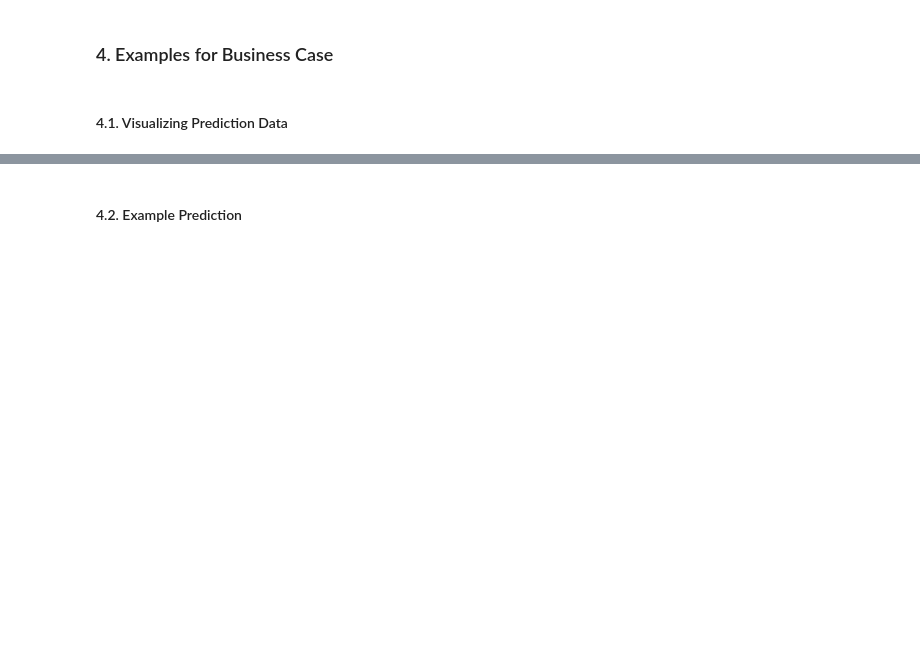
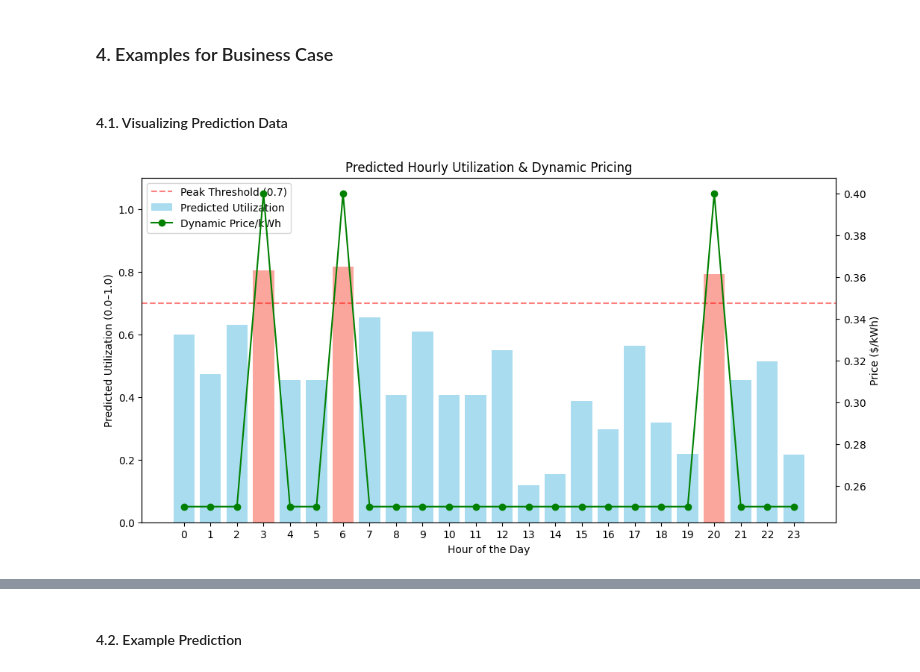
Before and after one commit to angfe/TheOptimizers, a Jupyter notebook: 04_Utilization_Prediction.ipynb, the cells around one changed output, grey strips where cells are left out. Drawn from its saved outputs; the diff is of its cells as text; code cells hidden in the pictures; blank space fills up the shorter version.

```diff
--- a/04_Utilization_Prediction.ipynb
+++ b/04_Utilization_Prediction.ipynb
@@ -913,3 +976,67 @@ Holdout MSE: 0.0008981689556630725
 ### 4. Examples for Business Case
 # %% [markdown]
 #### 4.1. Visualizing Prediction Data
+# %%
+
+# Simulate predicted utilization data for a single site over 24 hours
+#    In a real scenario, you'd have actual predictions from your trained model.
+np.random.seed(42)
+hours = np.arange(24)
+# Let's assume predicted utilization values range between 0.0 and 1.0 (0% to 100%)
+predicted_utilization = np.random.normal(loc=0.5, scale=0.2, size=24)
+predicted_utilization = np.clip(predicted_utilization, 0, 1)  # Ensure within [0,1]
+
+# Define a function to decide dynamic pricing based on predicted utilization
+#    For instance, if utilization >= 70%, we set a "peak" price, else an "off-peak" price.
+def determine_price(util):
+    if util >= 0.7:
+        return 0.40  # Example: 0.40 $/kWh at peak
+    else:
+        return 0.25  # Example: 0.25 $/kWh off-peak
+
+prices = [determine_price(u) for u in predicted_utilization]
+
+# Combine into a DataFrame for easy manipulation
+data = {
+    "hour": hours,
+    "predicted_utilization": predicted_utilization,
+    "price_per_kWh": prices
+}
+df = pd.DataFrame(data)
+
+# Show how the price changes based on predicted utilization
+#    We’ll mark hours that exceed a threshold (e.g., 70%).
+peak_threshold = 0.7
+df["is_peak"] = df["predicted_utilization"] >= peak_threshold
+
+# Visualize in a bar chart: hour vs. predicted utilization
+fig, ax1 = plt.subplots(figsize=(12,6))
+
+# Plot utilization bars
+colors = df["is_peak"].map({True: "salmon", False: "skyblue"})
+ax1.bar(df["hour"], df["predicted_utilization"], color=colors, alpha=0.7, label="Predicted Utilization")
+ax1.set_xlabel("Hour of the Day")
+ax1.set_ylabel("Predicted Utilization (0.0–1.0)")
+ax1.set_ylim(0, 1.1)
+ax1.set_xticks(range(24))
+ax1.set_title("Predicted Hourly Utilization & Dynamic Pricing")
+
+# We'll add a horizontal line to indicate the threshold
+ax1.axhline(y=peak_threshold, color="red", linestyle="--", alpha=0.5, label="Peak Threshold (0.7)")
+
+# Plot a second axis for the Price over the same hours
+ax2 = ax1.twinx()
+ax2.plot(df["hour"], df["price_per_kWh"], color="green", marker="o", label="Dynamic Price/kWh")
+ax2.set_ylabel("Price ($/kWh)")
+
+# Build a combined legend
+h1, l1 = ax1.get_legend_handles_labels()
+h2, l2 = ax2.get_legend_handles_labels()
+ax1.legend(h1 + h2, l1 + l2, loc="upper left")
+
+plt.show()
+
+# Print out the DataFrame for clarity
+print("Hourly Predicted Utilization & Dynamic Price:\n", df)
+# %% [output]
+[figure, added]
```
Also changed, not shown: parts of 17 cells of this notebook.
